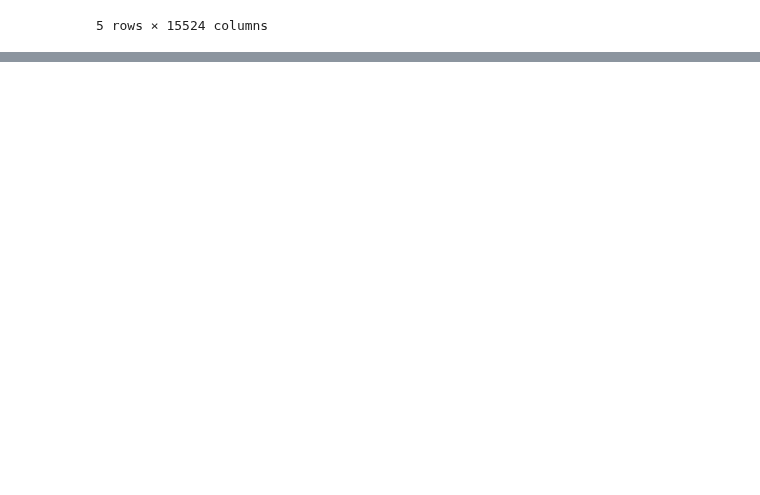
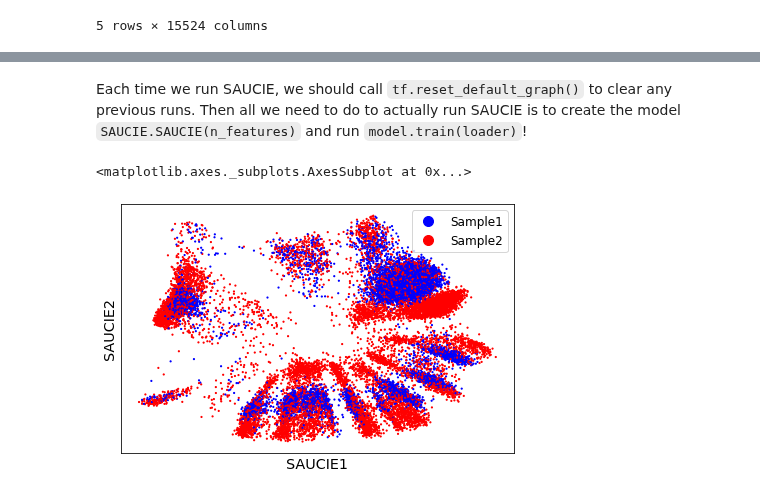
Before and after one commit to KrishnaswamyLab/SingleCellWorkshop, a Jupyter notebook: exercises/Deep_Learning/notebooks/02_Exploratory_analysis_of_single_cell_data_with_SAUCIE.ipynb, the cells around one changed output, grey strips where cells are left out. Saved outputs shown, nothing was run; the diff lists cells and outputs as text; code cells hidden in the pictures; blank space fills up the shorter version.

Commit message:
add discussion to SAUCIE

```diff
--- a/exercises/Deep_Learning/notebooks/02_Exploratory_analysis_of_single_cell_data_with_SAUCIE.ipynb
+++ b/exercises/Deep_Learning/notebooks/02_Exploratory_analysis_of_single_cell_data_with_SAUCIE.ipynb
@@ -65 +89,4 @@ data
+# %%
+n_features = data.shape[1]
+n_features
 # %%
@@ -71,15 +102,19 @@ scprep.plot.scatter2d(data, c=metadata['sample'], ticks=False, label_prefix="PC"
 # use the handy little loader class
 # in training: get random order
 # to evaluate: get same order, so we know which row is which
-loader_train = Loader(data, labels=metadata['sample'], shuffle=True)
-loader_eval = Loader(data, labels=metadata['sample'], shuffle=False)
+loader_train = SAUCIE.Loader(data, labels=metadata['sample_id'], shuffle=True)
+loader_eval = SAUCIE.Loader(data, labels=metadata['sample_id'], shuffle=False)
+# %% [markdown]
+Each time we run SAUCIE, we should call `tf.reset_default_graph()` to clear any previous runs. Then all we need to do to actually run SAUCIE is to create the model `SAUCIE.SAUCIE(n_features)` and run `model.train(loader)`!
 # %%
-# visualize data
-# batches are separated in raw data
+tf.reset_default_graph()
+model = SAUCIE.SAUCIE(n_features)
+model.train(loader_train, steps=1000)
 
-tf.reset_default_graph()
-model = SAUCIE(loader_train.data[0].shape[1])
-model.train(loader_train, steps=1000)
+# get the visualization layer
 embedding, _ = model.get_embedding(loader_eval)
 
-scprep.plot.scatter2d(embedding, c=metadata['sample'], cmap='bwr', ticks=False, label_prefix="SAUCIE")
+scprep.plot.scatter2d(embedding, c=metadata['sample_name'], ticks=False, label_prefix="SAUCIE")
+# %% [output]
+<matplotlib.axes._subplots.AxesSubplot at 0x...>
+[figure, added]
```
Also changed, not shown: parts of 34 cells of this notebook.
